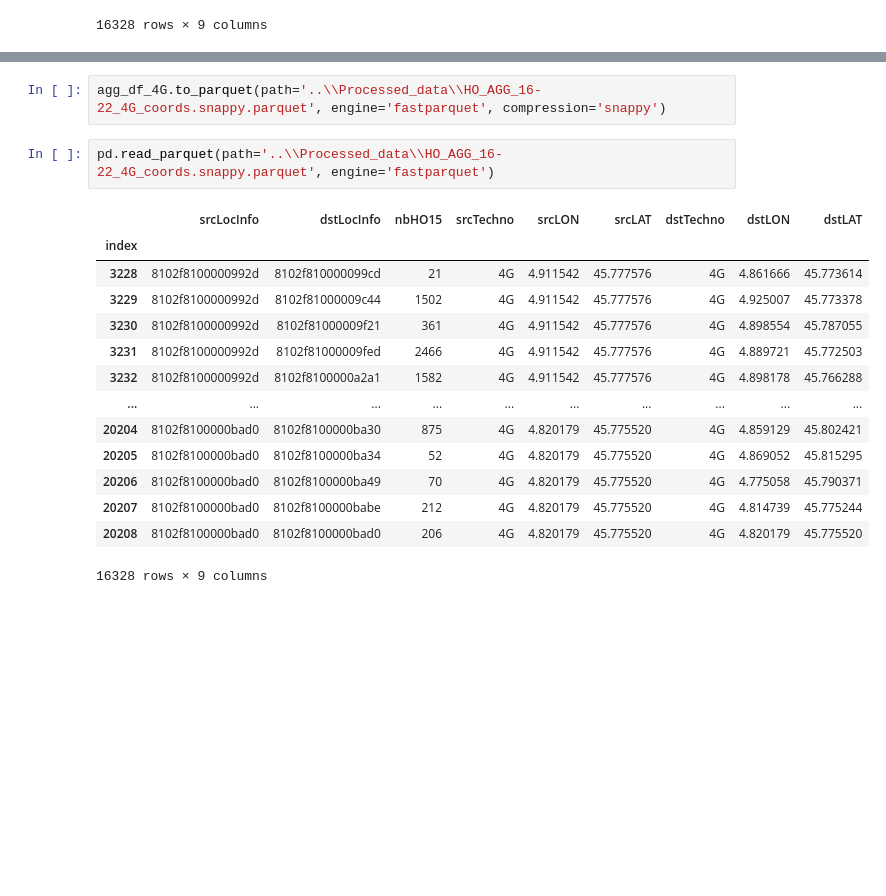
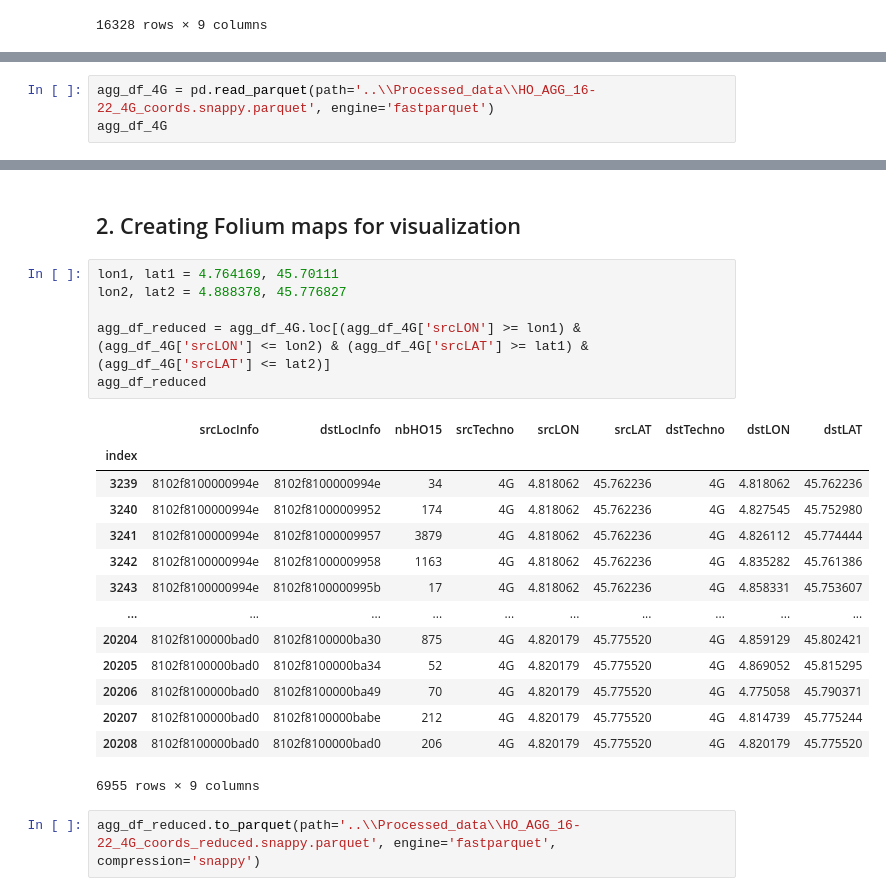
Before and after one commit to eakopyan/Popular-paths, a Jupyter notebook: HOProcess_v2/parquet_parser.ipynb, the cells around one changed output, grey strips where cells are left out. Drawn from its saved outputs; the diff is of its cells as text; blank space fills up the shorter version.

```diff
--- a/HOProcess_v2/parquet_parser.ipynb
+++ b/HOProcess_v2/parquet_parser.ipynb
@@ -139,0 +149,3 @@ agg_df_4G
+# %%
+agg_df_4G = pd.read_parquet(path='..\\Processed_data\\HO_AGG_16-22_4G_coords.snappy.parquet', engine='fastparquet')
+agg_df_4G
@@ -140,19 +180,25 @@ agg_df_4G
+# %% [markdown]
+## 2. Creating Folium maps for visualization
+# %%
+lon1, lat1 = 4.764169, 45.70111
+lon2, lat2 = 4.888378, 45.776827
+
+agg_df_reduced = agg_df_4G.loc[(agg_df_4G['srcLON'] >= lon1) & (agg_df_4G['srcLON'] <= lon2) & (agg_df_4G['srcLAT'] >= lat1) & (agg_df_4G['srcLAT'] <= lat2)]
+agg_df_reduced
+# %% [output]
+|  | srcLocInfo | dstLocInfo | nbHO15 | srcTechno | srcLON | srcLAT | dstTechno | dstLON | dstLAT |
+| index |  |  |  |  |  |  |  |  |  |
+| 3239 | 8102f8100000994e | 8102f8100000994e | 34 | 4G | 4.818062 | 45.762236 | 4G | 4.818062 | 45.762236 |
+| 3240 | 8102f8100000994e | 8102f81000009952 | 174 | 4G | 4.818062 | 45.762236 | 4G | 4.827545 | 45.752980 |
+| 3241 | 8102f8100000994e | 8102f81000009957 | 3879 | 4G | 4.818062 | 45.762236 | 4G | 4.826112 | 45.774444 |
+| 3242 | 8102f8100000994e | 8102f81000009958 | 1163 | 4G | 4.818062 | 45.762236 | 4G | 4.835282 | 45.761386 |
+| 3243 | 8102f8100000994e | 8102f8100000995b | 17 | 4G | 4.818062 | 45.762236 | 4G | 4.858331 | 45.753607 |
+| ... | ... | ... | ... | ... | ... | ... | ... | ... | ... |
+| 20204 | 8102f8100000bad0 | 8102f8100000ba30 | 875 | 4G | 4.820179 | 45.775520 | 4G | 4.859129 | 45.802421 |
+| 20205 | 8102f8100000bad0 | 8102f8100000ba34 | 52 | 4G | 4.820179 | 45.775520 | 4G | 4.869052 | 45.815295 |
+| 20206 | 8102f8100000bad0 | 8102f8100000ba49 | 70 | 4G | 4.820179 | 45.775520 | 4G | 4.775058 | 45.790371 |
+| 20207 | 8102f8100000bad0 | 8102f8100000babe | 212 | 4G | 4.820179 | 45.775520 | 4G | 4.814739 | 45.775244 |
+| 20208 | 8102f8100000bad0 | 8102f8100000bad0 | 206 | 4G | 4.820179 | 45.775520 | 4G | 4.820179 | 45.775520 |
+6955 rows × 9 columns
 # %%
-agg_df_4G.to_parquet(path='..\\Processed_data\\HO_AGG_16-22_4G_coords.snappy.parquet', engine='fastparquet', compression='snappy')
+agg_df_reduced.to_parquet(path='..\\Processed_data\\HO_AGG_16-22_4G_coords_reduced.snappy.parquet', engine='fastparquet', compression='snappy')
-# %%
-pd.read_parquet(path='..\\Processed_data\\HO_AGG_16-22_4G_coords.snappy.parquet', engine='fastparquet')
-# %% [output]
-|  | srcLocInfo | dstLocInfo | nbHO15 | srcTechno | srcLON | srcLAT | dstTechno | dstLON | dstLAT |
-| index |  |  |  |  |  |  |  |  |  |
-| 3228 | 8102f8100000992d | 8102f810000099cd | 21 | 4G | 4.911542 | 45.777576 | 4G | 4.861666 | 45.773614 |
-| 3229 | 8102f8100000992d | 8102f81000009c44 | 1502 | 4G | 4.911542 | 45.777576 | 4G | 4.925007 | 45.773378 |
-| 3230 | 8102f8100000992d | 8102f81000009f21 | 361 | 4G | 4.911542 | 45.777576 | 4G | 4.898554 | 45.787055 |
-| 3231 | 8102f8100000992d | 8102f81000009fed | 2466 | 4G | 4.911542 | 45.777576 | 4G | 4.889721 | 45.772503 |
-| 3232 | 8102f8100000992d | 8102f8100000a2a1 | 1582 | 4G | 4.911542 | 45.777576 | 4G | 4.898178 | 45.766288 |
-| ... | ... | ... | ... | ... | ... | ... | ... | ... | ... |
-| 20204 | 8102f8100000bad0 | 8102f8100000ba30 | 875 | 4G | 4.820179 | 45.775520 | 4G | 4.859129 | 45.802421 |
-| 20205 | 8102f8100000bad0 | 8102f8100000ba34 | 52 | 4G | 4.820179 | 45.775520 | 4G | 4.869052 | 45.815295 |
-| 20206 | 8102f8100000bad0 | 8102f8100000ba49 | 70 | 4G | 4.820179 | 45.775520 | 4G | 4.775058 | 45.790371 |
-| 20207 | 8102f8100000bad0 | 8102f8100000babe | 212 | 4G | 4.820179 | 45.775520 | 4G | 4.814739 | 45.775244 |
-| 20208 | 8102f8100000bad0 | 8102f8100000bad0 | 206 | 4G | 4.820179 | 45.775520 | 4G | 4.820179 | 45.775520 |
-16328 rows × 9 columns
```
Also changed, not shown: parts of 8 cells of this notebook, 3 other files.
